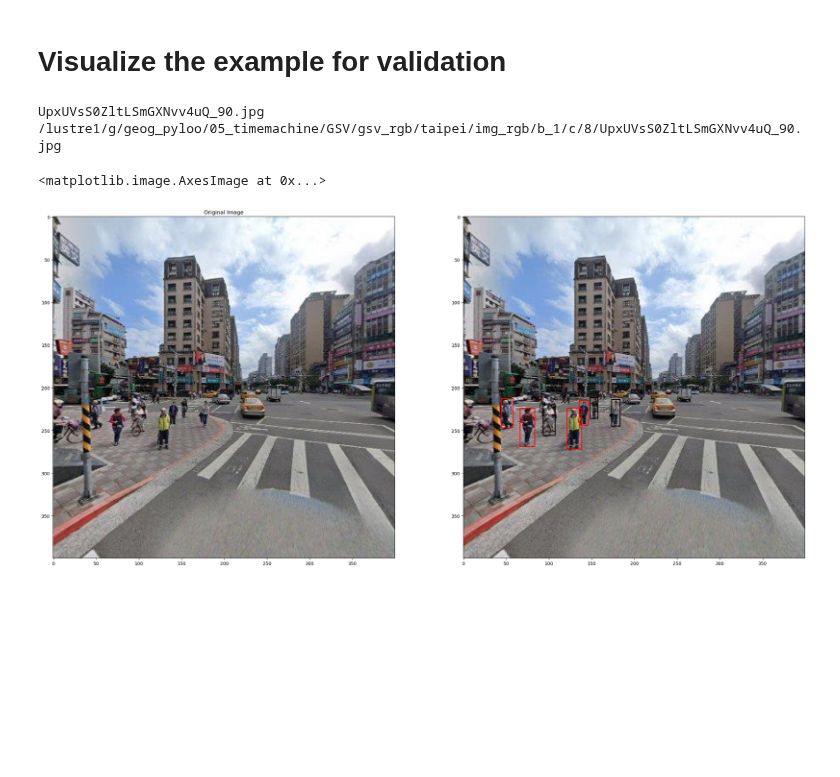
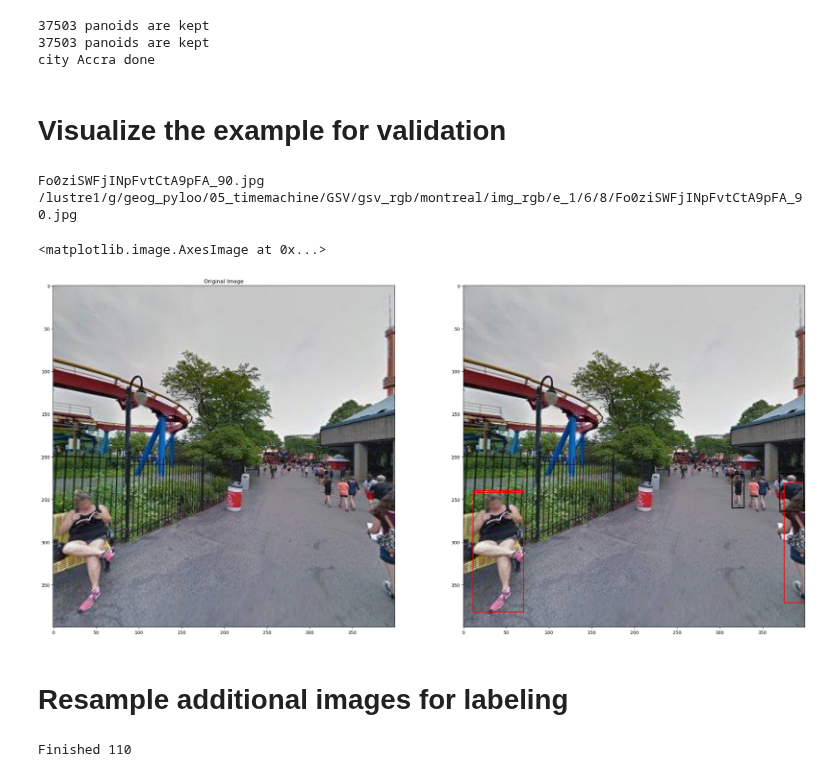
Before and after one commit to brookefzy/uvi-time-machine, a Jupyter notebook: _script/e-street-diversity/03_age_gender_validation.ipynb, the cells around one changed output. Cells and saved outputs as stored; diff of their text form; code cells hidden in the pictures; blank space fills up the shorter version.

```diff
--- a/_script/e-street-diversity/03_age_gender_validation.ipynb
+++ b/_script/e-street-diversity/03_age_gender_validation.ipynb
@@ -130,6 +142,6 @@ def get_result(city):
     return alldf
 # %%
-city = "Nairobi"
+city = "Dhaka"
 cityabbr = city.lower().replace(" ", "")
 df, df_path = load_results(cityabbr)
 # %%
@@ -154,0 +163,4 @@ final_summary
+# %%
+df_summary, df_summary_pano = get_confidence(df, 0.5)
+final_summary = df_summary_pano.sum().reset_index()
+final_summary
@@ -155,34 +295,60 @@ final_summary
+# %%
+city = "Montreal"
+cityabbr = city.lower().replace(" ", "")
+df, df_path = load_results(cityabbr)
+df_summary, df_summary_pano = get_confidence(df, 0.5)
+# %%
+
+alldf = get_result(city)
+# %% [output]
+37503 panoids are kept
+37503 panoids are kept
+city Accra done
 # %% [markdown]
 # Visualize the example for validation
 # %%
 df['panoid'] = df['img'].apply(lambda x: x[:22])
 # %%
-sample_img = df_summary.sort_values('male_60+', ascending=False)['img'].values[0]
+# sort_vari = 'male_60+'
+sort_vari = "female"
+sample_img = df_summary.sort_values(sort_vari, ascending=False)['img'].values[300]
 print(sample_img)
 # find the image path
 df_path_sel = df_path[df_path['img']==sample_img].reset_index(drop=True)
 print(df_path_sel['path'].values[0])
 # %% [output]
-UpxUVsS0ZltLSmGXNvv4uQ_90.jpg
-/lustre1/g/geog_pyloo/05_timemachine/GSV/gsv_rgb/taipei/img_rgb/b_1/c/8/UpxUVsS0ZltLSmGXNvv4uQ_90.jpg
+Fo0ziSWFjINpFvtCtA9pFA_90.jpg
+/lustre1/g/geog_pyloo/05_timemachine/GSV/gsv_rgb/montreal/img_rgb/e_1/6/8/Fo0ziSWFjINpFvtCtA9pFA_90.jpg
 # %%
 import cv2
 import matplotlib.pyplot as plt
 img_base = cv2.imread(df_path_sel['path'].values[0])
 img_rgb = cv2.cvtColor(img_base, cv2.COLOR_BGR2RGB)
 predictions = df[df['img']==sample_img].reset_index(drop = True)
 for pred in predictions.iterrows():
     pred = pred[1]
     x1, y1, x2, y2 = pred['x1'], pred['y1'], pred['x2'], pred['y2']
     # if pred['gender']=='female':
-    if pred['object_name']=='Male-60':
+    if pred['object_name']==sort_vari:
         cv2.rectangle(img_rgb, (int(x1), int(y1)), (int(x2), int(y2)), (255, 0, 0), 1) # red
     else:
         cv2.rectangle(img_rgb, (int(x1), int(y1)), (int(x2), int(y2)), (0, 0, 0), 1) # black
 fig, ax = plt.subplots(1, 2, figsize=(30, 15))
 ax[0].imshow(cv2.cvtColor(img_base, cv2.COLOR_BGR2RGB))
 ax[0].set_title("Original Image")
 ax[1].imshow(img_rgb)
 # %% [output]
 <matplotlib.image.AxesImage at 0x...>
-[figure, old version]
+[figure, new version]
+# %% [markdown]
+# Resample additional images for labeling
+# %%
+SAMPLE_FOLDER = "/lustre1/g/geog_pyloo/05_timemachine/_curated/c_human_attr/c_cross_sectional/_sample_img"
+FINISHED = os.listdir(SAMPLE_FOLDER)
+print("Finished", len(FINISHED))
+# check remaining
+ALL_CITY = os.listdir(f"{ROOTFOLDER}/_transformed/age_gender_v{version}")
+SOURCE_FOLDER = FOLDER_TO_EXP.format(ROOTFOLDER=ROOTFOLDER, version = version)
+remain = [x for x in ALL_CITY if x not in FINISHED]
+# %% [output]
+Finished 110
```
Also changed, not shown: parts of 10 cells of this notebook, 19 other files.
